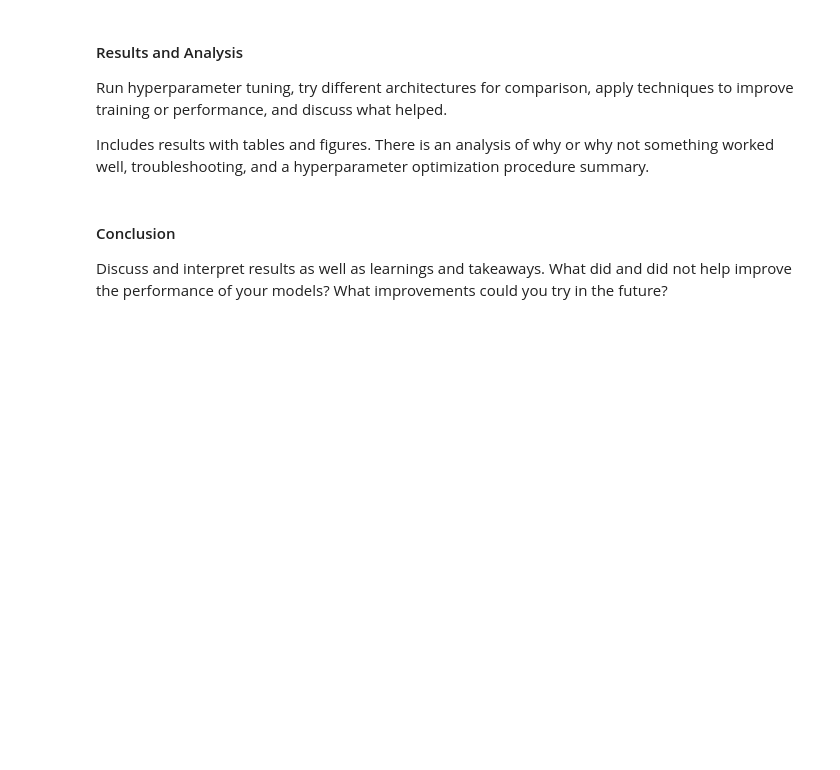
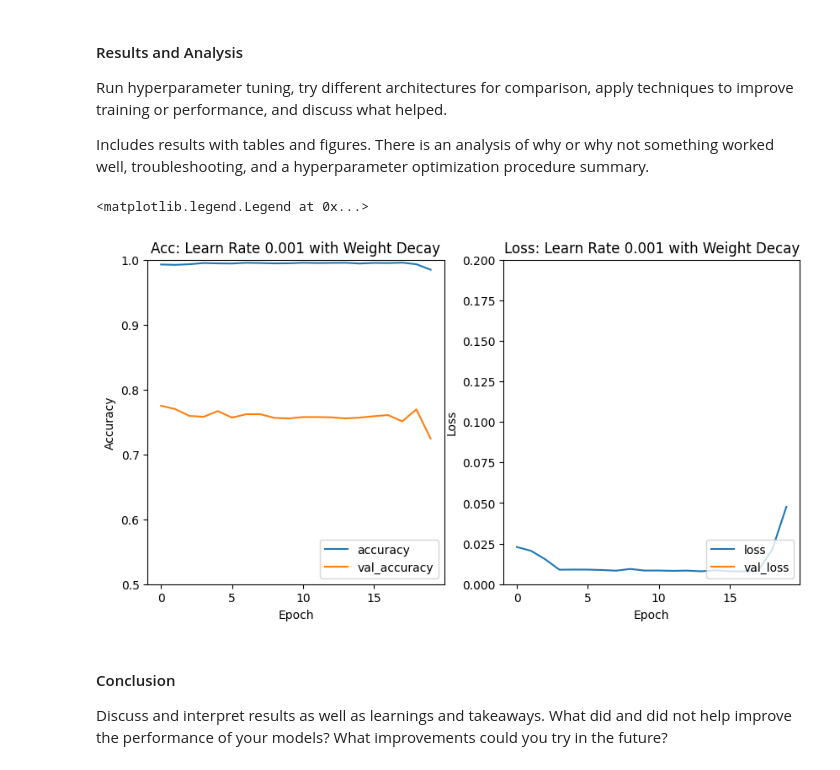
Before and after one commit to bxue2/NLP-Disaster-Tweet, a Jupyter notebook: NLP Distaster.ipynb, the cells around one changed output. Saved outputs shown, nothing was run; the diff lists cells and outputs as text; code cells hidden in the pictures; blank space fills up the shorter version.

```diff
--- a/NLP Distaster.ipynb
+++ b/NLP Distaster.ipynb
@@ -165,0 +171,20 @@ train_set.head()
+# %%
+from tensorflow.keras.preprocessing.text import Tokenizer
+from tensorflow.keras.preprocessing.sequence import pad_sequences
+
+# Vectorize a text corpus by turning each text into a sequence of integers
+tokenizer = Tokenizer(num_words = unique_word_count)
+tokenizer.fit_on_texts(X_train)
+
+train_sequence = tokenizer.texts_to_sequences(X_train)
+val_sequence = tokenizer.texts_to_sequences(X_valid)
+
+print(X_train[1:3])
+print(train_sequence[1:3])
+
+
+# Max number of words in a sequence
+MAX_LEN = 20
+
+train_pad = pad_sequences(train_sequence, maxlen=MAX_LEN, padding="post", truncating="post")
+val_pad = pad_sequences(val_sequence, maxlen=MAX_LEN, padding="post", truncating="post")
@@ -228,10 +256,10 @@ basic_model.compile(loss='binary_crossentropy',
              metrics=['accuracy'])
 # %%
 BATCH_SIZE = 64
-EPOCHS = 10
+EPOCHS = 20
 
-history1 = basic_model.fit(train_set,
+history1 = basic_model.fit(train_pad, y_train,
                 epochs=EPOCHS,
                 batch_size=BATCH_SIZE,
-                validation_data=val_set)
+                validation_data=(val_pad, y_valid))
 # %% [output]
@@ -241,6 +285,27 @@ ValueError: Failed to convert a NumPy array to a Tensor (Unsupported object type
 Run hyperparameter tuning, try different architectures for comparison, apply techniques to improve training or performance, and discuss what helped.
 
 Includes results with tables and figures. There is an analysis of why or why not something worked well, troubleshooting, and a hyperparameter optimization procedure summary.
+# %%
+fig, (ax1, ax2) = plt.subplots(1, 2, figsize=(10, 5))
+
+ax1.plot(history1.history['accuracy'], label='accuracy')
+ax1.plot(history1.history['val_accuracy'], label = 'val_accuracy')
+ax1.set_xlabel('Epoch')
+ax1.set_ylabel('Accuracy')
+ax1.set_ylim([0.5, 1])
+ax1.set_title('Acc: Learn Rate 0.001 with Weight Decay')
+ax1.legend(loc='lower right')
+
+ax2.plot(history1.history['loss'], label='loss')
+ax2.plot(history1.history['val_loss'], label = 'val_loss')
+ax2.set_xlabel('Epoch')
+ax2.set_ylabel('Loss')
+ax2.set_ylim([0, .2])
+ax2.set_title('Loss: Learn Rate 0.001 with Weight Decay')
+ax2.legend(loc='lower right')
+# %% [output]
+<matplotlib.legend.Legend at 0x...>
+[figure, added]
 # %% [markdown]
 #### Conclusion
 Discuss and interpret results as well as learnings and takeaways. What did and did not help improve the performance of your models? What improvements could you try in the future?
```
Also changed, not shown: parts of 9 cells of this notebook.
